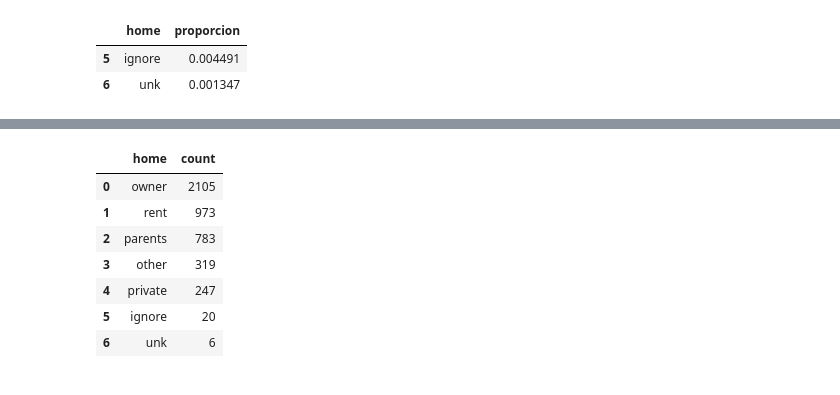
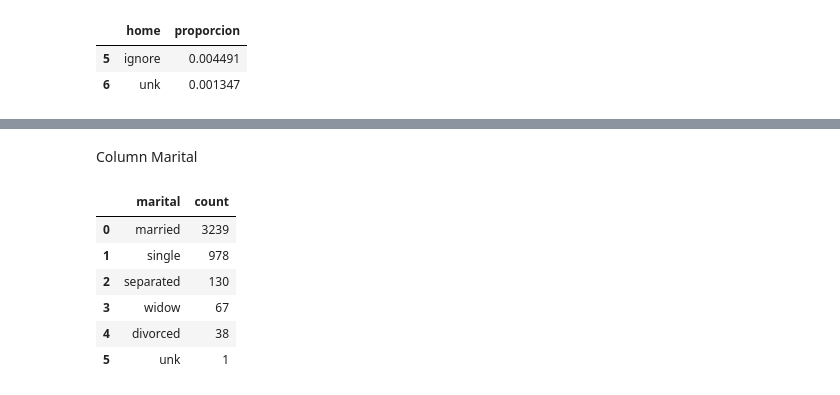
Before and after one commit to DsRaul/Creding_Scoring, a Jupyter notebook: Credit_Scoring_Prediction_RS.ipynb, the cells around one changed output, grey strips where cells are left out. Saved outputs shown, nothing was run; the diff lists cells and outputs as text; code cells hidden in the pictures.

```diff
--- a/Credit_Scoring_Prediction_RS.ipynb
+++ b/Credit_Scoring_Prediction_RS.ipynb
@@ -411,8 +413,9 @@ low_frequency
 |  | home | proporcion |
 | 5 | ignore | 0.004491 |
 | 6 | unk | 0.001347 |
-# %%
-# replace the little representative category in others
-categorias_low_frequency = low_frequency.index
-categorias_low_frequency
-data_treatment['home'] = data_treatment['home'].replace(categorias_low_frequency, 'other')
+# %%
+# Reemplazar 'ignore' y 'unk' por 'other'
+data_treatment['home'] = data_treatment['home'].replace(['ignore', 'unk'], 'other')
+freq_mari = data_treatment['home'].value_counts().reset_index()
+freq_mari.columns = ['home', 'count']
+freq_mari
@@ -419,16 +429,17 @@ data_treatment['home'] = data_treatment['home'].replace(categorias_low_frequency
+# %% [markdown]
+Column Marital
 # %%
 # Contar las frecuencias de la columna 'home'
-frequency_home = data_treatment['home'].value_counts().reset_index()
+frequency_marital = data_treatment['marital'].value_counts().reset_index()
 
 # Renombrar las columnas para que coincidan con tu formato
-frequency_home.columns = ['home', 'count']
-frequency_home
+frequency_marital.columns = ['marital', 'count']
+frequency_marital
 # %% [output]
-|  | home | count |
-| 0 | owner | 2105 |
-| 1 | rent | 973 |
-| 2 | parents | 783 |
-| 3 | other | 319 |
-| 4 | private | 247 |
-| 5 | ignore | 20 |
-| 6 | unk | 6 |
+|  | marital | count |
+| 0 | married | 3239 |
+| 1 | single | 978 |
+| 2 | separated | 130 |
+| 3 | widow | 67 |
+| 4 | divorced | 38 |
+| 5 | unk | 1 |
```
Also changed, not shown: parts of 14 cells of this notebook, 1 other file.
